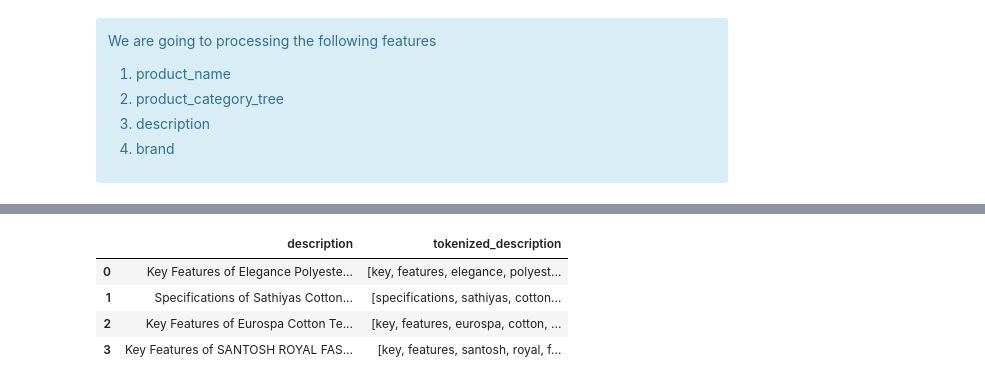
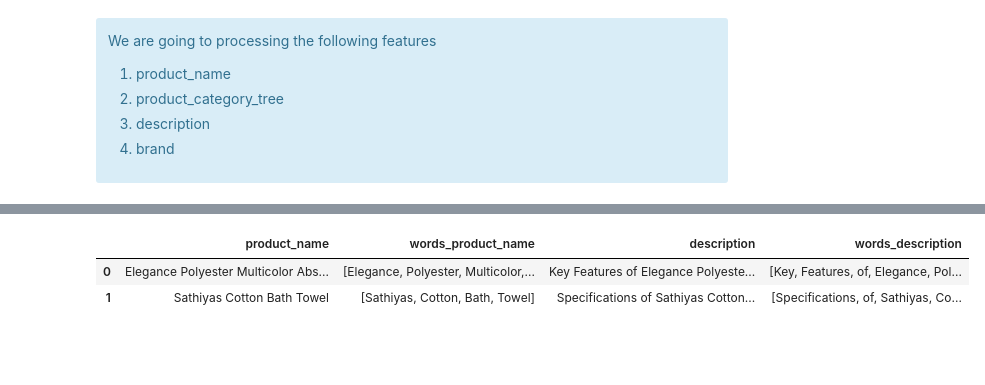
Before and after one commit to samirhinojosa/OC-P6-automatically-classify-consumer-goods, a Jupyter notebook: text_analysis_notebook.ipynb, the cells around one changed output, grey strips where cells are left out. Drawn from its saved outputs; the diff is of its cells as text; code cells hidden in the pictures; blank space fills up the shorter version.

Commit message:
comparison the number of words after normalizing

```diff
--- a/text_analysis_notebook.ipynb
+++ b/text_analysis_notebook.ipynb
@@ -534,6 +522,12 @@ def normalization(data):
 # %%
+tokenized_words_by_feature = {}
 for col in text_columns:
-    df_data["tokenized_" + col] = df_data[col].apply(lambda x: normalization(x))
+    df_data["words_" + col] = df_data[col].apply(lambda x: tokenizer(x))
+    tokenized_words_by_feature[col] = df_data["words_" + col].explode().dropna().value_counts().shape[0]
+
+# Sorting dict by value descending
+tokenized_words_by_feature = sorted(tokenized_words_by_feature.items(), key=operator.itemgetter(1), reverse=True)
+tokenized_words_by_feature = {k:v for k, v in tokenized_words_by_feature}
 # %%
 df_data.head(2)
 # %% [output]
@@ -546,13 +540,11 @@ pd.set_option("display.max_columns", None) # show full of showing cols
 pd.set_option("display.max_colwidth", None) # show full width of showing cols
 pd.set_option("display.float_format", lambda x: "%.5f" % x) # show full content in cell
 # %%
-df_data[["description", "tokenized_description"]].head(4)
+df_data[["product_name", "words_product_name", "description", "words_description"]].head(2)
 # %% [output]
-|  | description | tokenized_description |
-| 0 | Key Features of Elegance Polyeste... | [key, features, elegance, polyest... |
-| 1 | Specifications of Sathiyas Cotton... | [specifications, sathiyas, cotton... |
-| 2 | Key Features of Eurospa Cotton Te... | [key, features, eurospa, cotton, ... |
-| 3 | Key Features of SANTOSH ROYAL FAS... | [key, features, santosh, royal, f... |
+|  | product_name | words_product_name | description | words_description |
+| 0 | Elegance Polyester Multicolor Abs... | [Elegance, Polyester, Multicolor,... | Key Features of Elegance Polyeste... | [Key, Features, of, Elegance, Pol... |
+| 1 | Sathiyas Cotton Bath Towel | [Sathiyas, Cotton, Bath, Towel] | Specifications of Sathiyas Cotton... | [Specifications, of, Sathiyas, Co... |
 # %%
 pd.reset_option("display.max_rows") # reset max of showing rows
 pd.reset_option("display.max_columns") # reset max of showing cols
```
Also changed, not shown: parts of 35 cells of this notebook, 2 other files.
